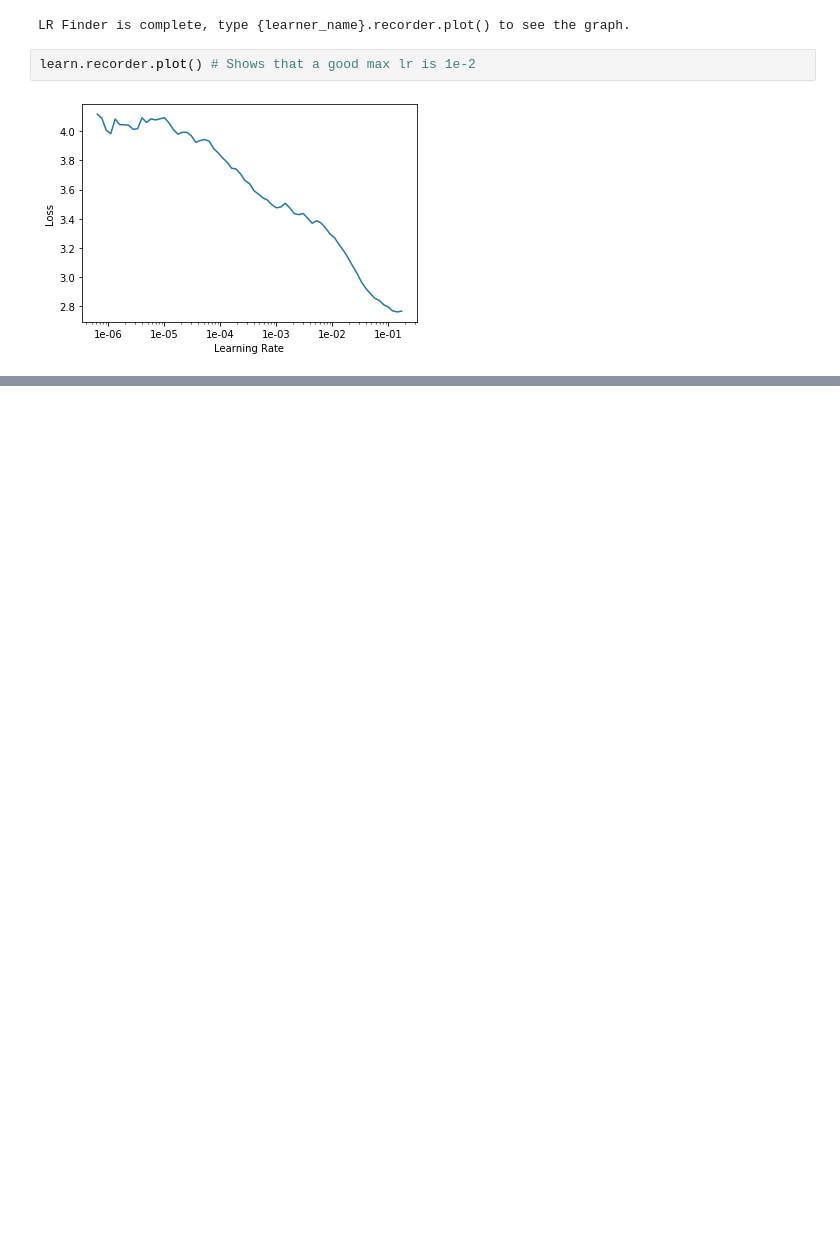
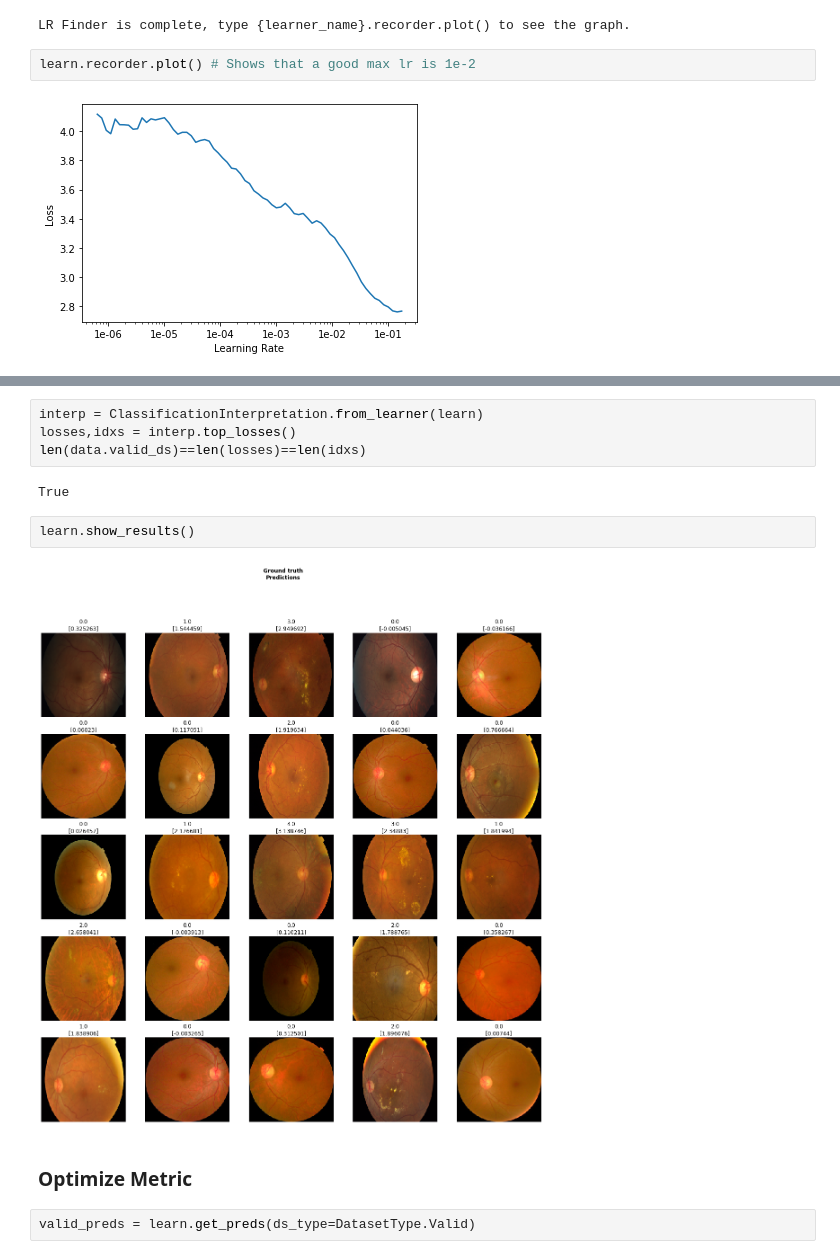
Before and after one commit to Oden-Allfader/APTOS-2019-Blindness-Detection-, a Jupyter notebook: aptos.ipynb, the cells around one changed output, grey strips where cells are left out. Saved outputs shown, nothing was run; the diff lists cells and outputs as text; blank space fills up the shorter version.

```diff
--- a/aptos.ipynb
+++ b/aptos.ipynb
@@ -132,0 +181,14 @@ learn.recorder.plot() # Shows that a good max lr is 1e-2
+# %%
+interp = ClassificationInterpretation.from_learner(learn)
+losses,idxs = interp.top_losses()
+len(data.valid_ds)==len(losses)==len(idxs)
+# %% [output]
+True
+# %%
+learn.show_results()
+# %% [output]
+[figure, added]
+# %% [markdown]
+### Optimize Metric
+# %%
+valid_preds = learn.get_preds(ds_type=DatasetType.Valid)
```
Also changed, not shown: parts of 23 cells of this notebook, 1 other file.
